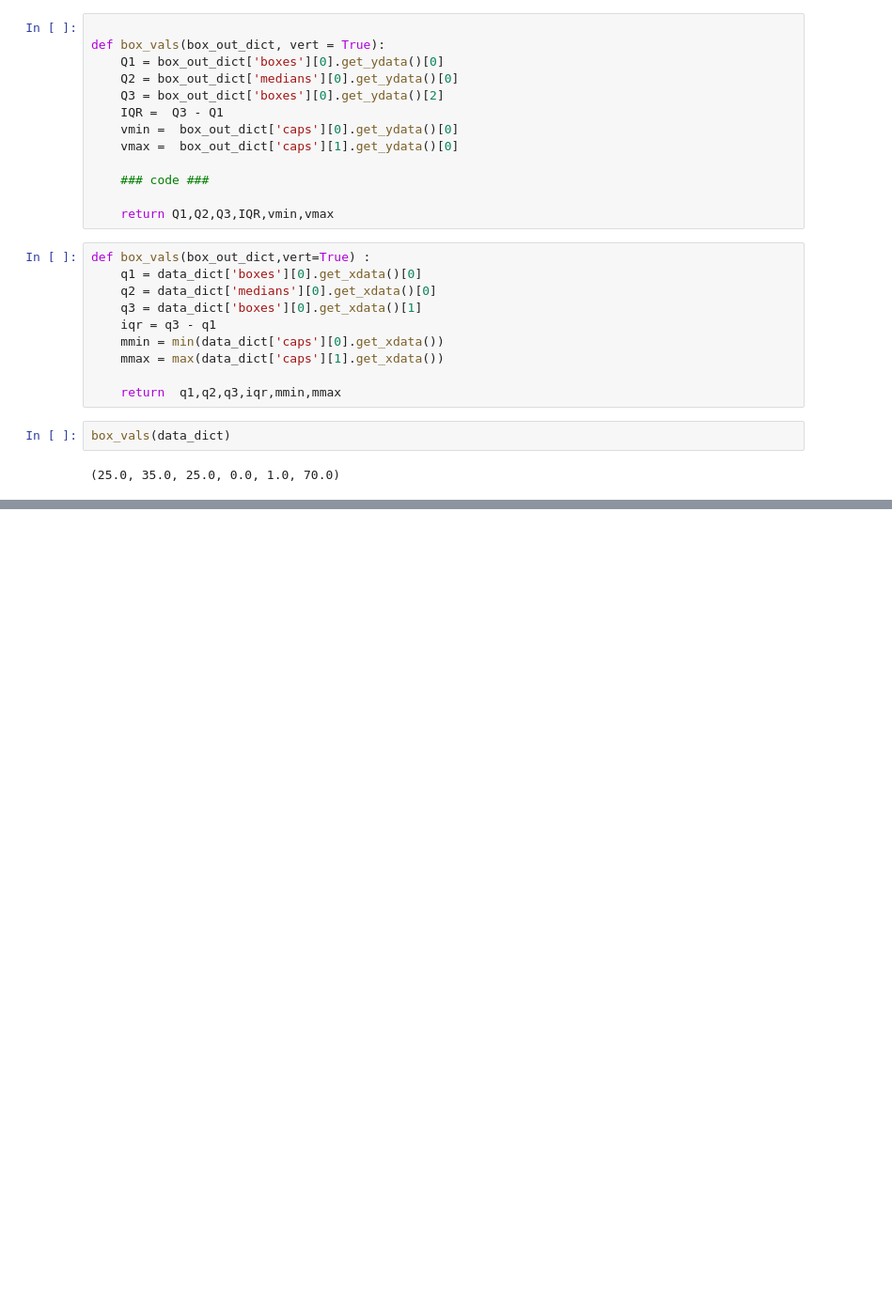
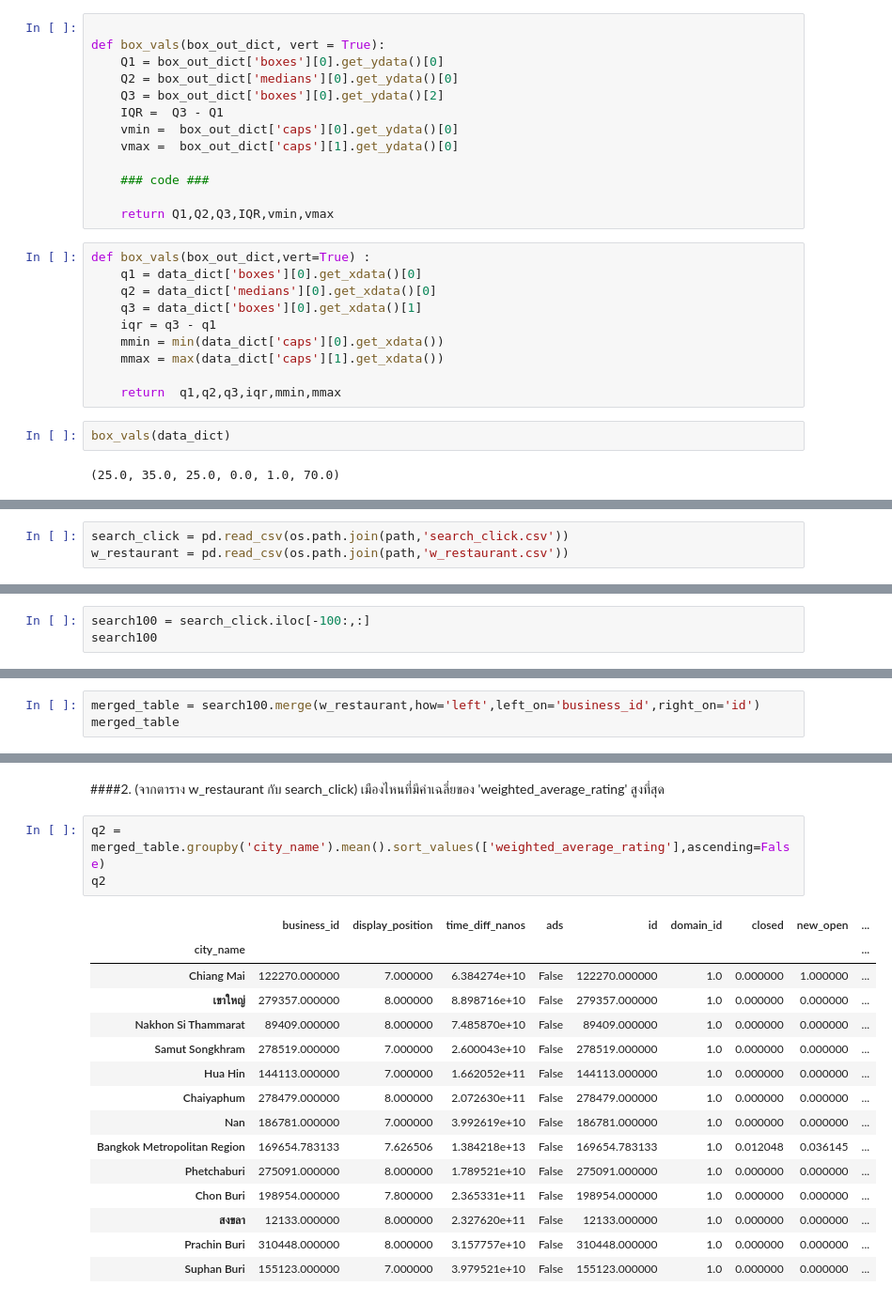
Before and after one commit to nichakornchaisuwan/DWDM21, a Jupyter notebook: Data_Preprocessing(Chapter_3).ipynb, the cells around one changed output, grey strips where cells are left out. Shown: that part at 94% size. Drawn from its saved outputs; the diff is of its cells as text; blank space fills up the shorter version.

```diff
--- a/Data_Preprocessing(Chapter_3).ipynb
+++ b/Data_Preprocessing(Chapter_3).ipynb
@@ -1323,0 +1465,3 @@ box_vals(data_dict)
+# %%
+search_click = pd.read_csv(os.path.join(path,'search_click.csv'))
+w_restaurant = pd.read_csv(os.path.join(path,'w_restaurant.csv'))
@@ -1323,0 +1494,3 @@ box_vals(data_dict)
+# %%
+search100 = search_click.iloc[-100:,:]
+search100
@@ -1323,0 +1516,3 @@ box_vals(data_dict)
+# %%
+merged_table = search100.merge(w_restaurant,how='left',left_on='business_id',right_on='id')
+merged_table
@@ -1323,0 +1710,21 @@ box_vals(data_dict)
+# %% [markdown]
+####2. (จากตาราง w_restaurant กับ search_click) เมืองไหนที่มีค่าเฉลี่ยของ 'weighted_average_rating' สูงที่สุด
+# %%
+q2 = merged_table.groupby('city_name').mean().sort_values(['weighted_average_rating'],ascending=False)
+q2
+# %% [output]
+|  | business_id | display_position | time_diff_nanos | ads | id | domain_id | closed | new_open | ... |
+| city_name |  |  |  |  |  |  |  |  | ... |
+| Chiang Mai | 122270.000000 | 7.000000 | 6.384274e+10 | False | 122270.000000 | 1.0 | 0.000000 | 1.000000 | ... |
+| เขาใหญ่ | 279357.000000 | 8.000000 | 8.898716e+10 | False | 279357.000000 | 1.0 | 0.000000 | 0.000000 | ... |
+| Nakhon Si Thammarat | 89409.000000 | 8.000000 | 7.485870e+10 | False | 89409.000000 | 1.0 | 0.000000 | 0.000000 | ... |
+| Samut Songkhram | 278519.000000 | 7.000000 | 2.600043e+10 | False | 278519.000000 | 1.0 | 0.000000 | 0.000000 | ... |
+| Hua Hin | 144113.000000 | 7.000000 | 1.662052e+11 | False | 144113.000000 | 1.0 | 0.000000 | 0.000000 | ... |
+| Chaiyaphum | 278479.000000 | 8.000000 | 2.072630e+11 | False | 278479.000000 | 1.0 | 0.000000 | 0.000000 | ... |
+| Nan | 186781.000000 | 7.000000 | 3.992619e+10 | False | 186781.000000 | 1.0 | 0.000000 | 0.000000 | ... |
+| Bangkok Metropolitan Region | 169654.783133 | 7.626506 | 1.384218e+13 | False | 169654.783133 | 1.0 | 0.012048 | 0.036145 | ... |
+| Phetchaburi | 275091.000000 | 8.000000 | 1.789521e+10 | False | 275091.000000 | 1.0 | 0.000000 | 0.000000 | ... |
+| Chon Buri | 198954.000000 | 7.800000 | 2.365331e+11 | False | 198954.000000 | 1.0 | 0.000000 | 0.000000 | ... |
+| สงขลา | 12133.000000 | 8.000000 | 2.327620e+11 | False | 12133.000000 | 1.0 | 0.000000 | 0.000000 | ... |
+| Prachin Buri | 310448.000000 | 8.000000 | 3.157757e+10 | False | 310448.000000 | 1.0 | 0.000000 | 0.000000 | ... |
+| Suphan Buri | 155123.000000 | 7.000000 | 3.979521e+10 | False | 155123.000000 | 1.0 | 0.000000 | 0.000000 | ... |
```
Also changed, not shown: parts of 59 cells of this notebook.
